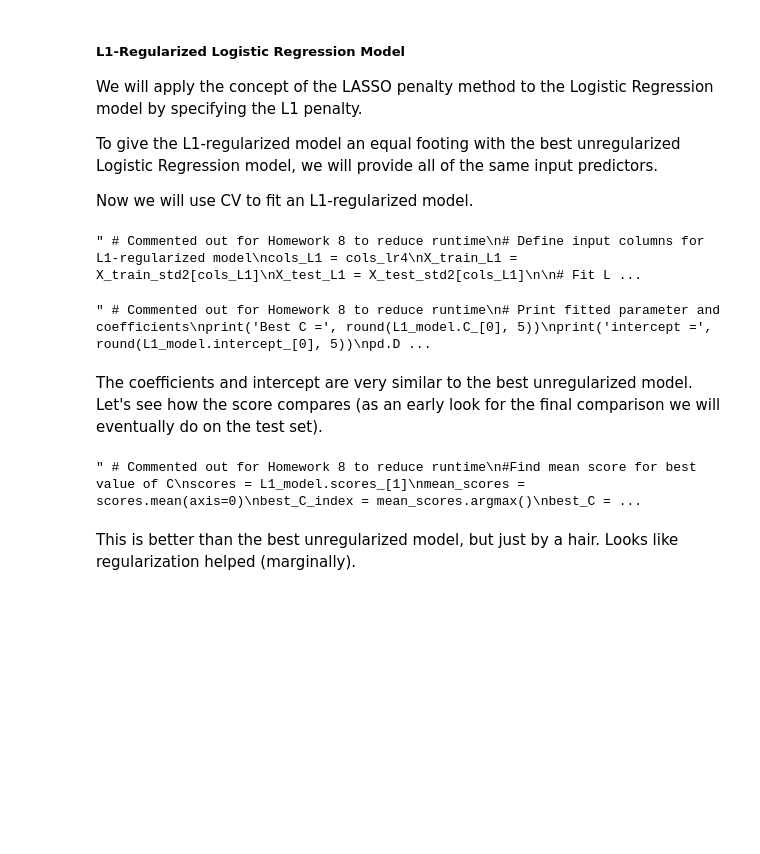
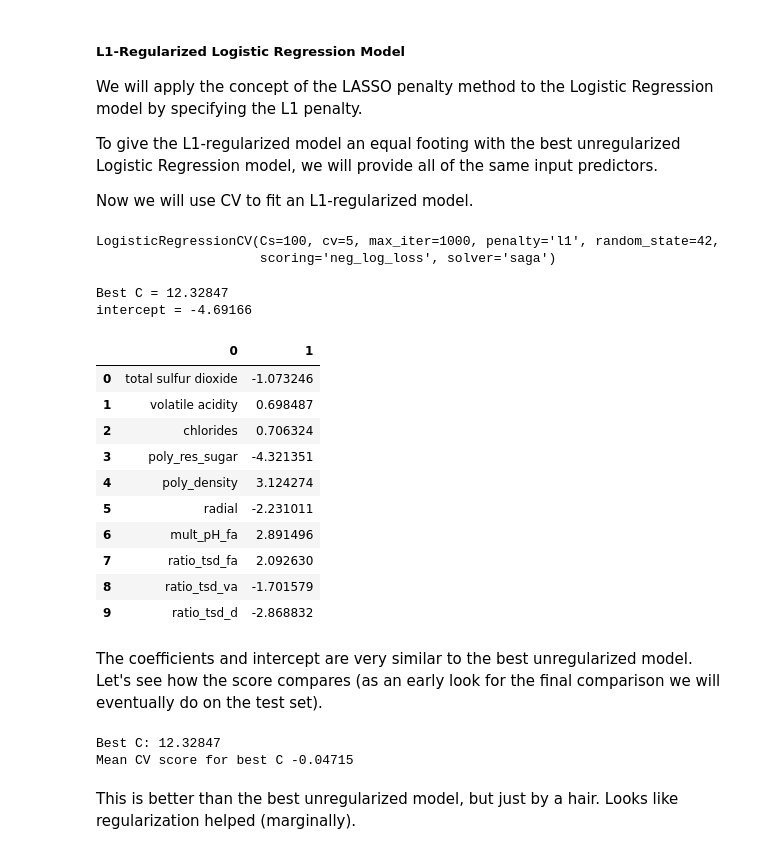
Before and after one commit to trevorlillywhite/HW8-NCSU-ST-554-Trevor-Lillywhite, a Jupyter notebook: HW8_ST554_Lillywhite.ipynb, the cells around one changed output. Drawn from its saved outputs; the diff is of its cells as text; code cells hidden in the pictures; blank space fills up the shorter version.

Commit message:
Final commit. Ran all code (except HW7 pairplots and correlation plots to save a few minutes of runtime)

```diff
--- a/HW8_ST554_Lillywhite.ipynb
+++ b/HW8_ST554_Lillywhite.ipynb
@@ -1262,7 +1262,6 @@ To give the L1-regularized model an equal footing with the best unregularized Lo
 
 Now we will use CV to fit an L1-regularized model.
 # %%
-''' # Commented out for Homework 8 to reduce runtime
 # Define input columns for L1-regularized model
 cols_L1 = cols_lr4
 X_train_L1 = X_train_std2[cols_L1]
@@ -1277,22 +1276,31 @@ L1_model = LogisticRegressionCV(cv=5,
                                 scoring = 'neg_log_loss',
                                 random_state=42)
 L1_model.fit(X_train_L1, y_train2)
-'''
 # %% [output]
-" # Commented out for Homework 8 to reduce runtime\n# Define input columns for L1-regularized model\ncols_L1 = cols_lr4\nX_train_L1 = X_train_std2[cols_L1]\nX_test_L1 = X_test_std2[cols_L1]\n\n# Fit L ...
+LogisticRegressionCV(Cs=100, cv=5, max_iter=1000, penalty='l1', random_state=42,
+                     scoring='neg_log_loss', solver='saga')
 # %%
-''' # Commented out for Homework 8 to reduce runtime
 # Print fitted parameter and coefficients
 print('Best C =', round(L1_model.C_[0], 5))
 print('intercept =', round(L1_model.intercept_[0], 5))
 pd.DataFrame(list(zip(X_train_L1.columns, L1_model.coef_[0])))
-'''
 # %% [output]
-" # Commented out for Homework 8 to reduce runtime\n# Print fitted parameter and coefficients\nprint('Best C =', round(L1_model.C_[0], 5))\nprint('intercept =', round(L1_model.intercept_[0], 5))\npd.D ...
+Best C = 12.32847
+intercept = -4.69166
+|  | 0 | 1 |
+| 0 | total sulfur dioxide | -1.073246 |
+| 1 | volatile acidity | 0.698487 |
+| 2 | chlorides | 0.706324 |
+| 3 | poly_res_sugar | -4.321351 |
+| 4 | poly_density | 3.124274 |
+| 5 | radial | -2.231011 |
+| 6 | mult_pH_fa | 2.891496 |
+| 7 | ratio_tsd_fa | 2.092630 |
+| 8 | ratio_tsd_va | -1.701579 |
+| 9 | ratio_tsd_d | -2.868832 |
 # %% [markdown]
 The coefficients and intercept are very similar to the best unregularized model. Let's see how the score compares (as an early look for the final comparison we will eventually do on the test set).
 # %%
-''' # Commented out for Homework 8 to reduce runtime
 #Find mean score for best value of C
 scores = L1_model.scores_[1]
 mean_scores = scores.mean(axis=0)
@@ -1302,9 +1310,9 @@ best_score = mean_scores[best_C_index]
 
 print('Best C:', round(best_C, 5))
 print('Mean CV score for best C', round(best_score, 5))
-'''
 # %% [output]
-" # Commented out for Homework 8 to reduce runtime\n#Find mean score for best value of C\nscores = L1_model.scores_[1]\nmean_scores = scores.mean(axis=0)\nbest_C_index = mean_scores.argmax()\nbest_C = ...
+Best C: 12.32847
+Mean CV score for best C -0.04715
 # %% [markdown]
 This is better than the best unregularized model, but just by a hair. Looks like regularization helped (marginally).
 # %% [markdown]
```
Also changed, not shown: parts of 13 cells of this notebook.
